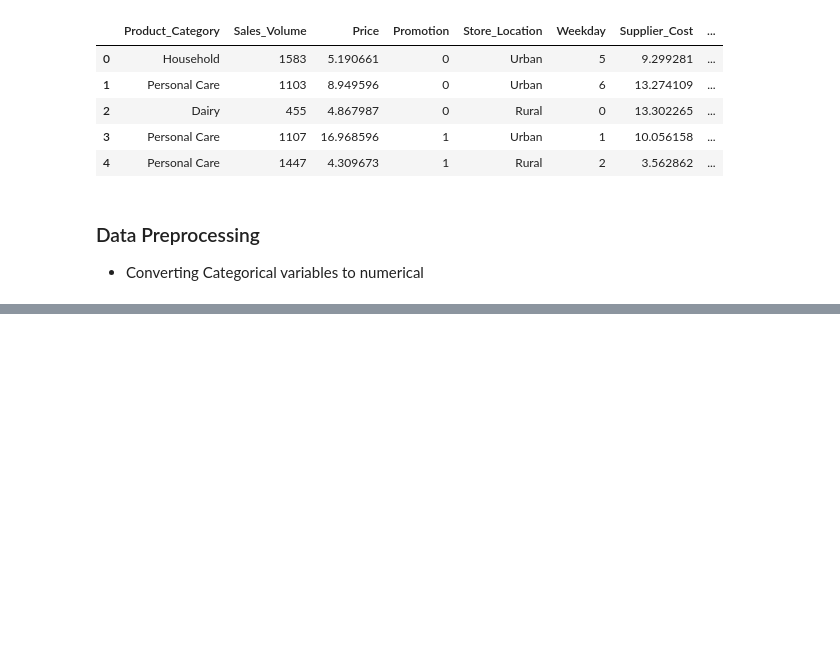
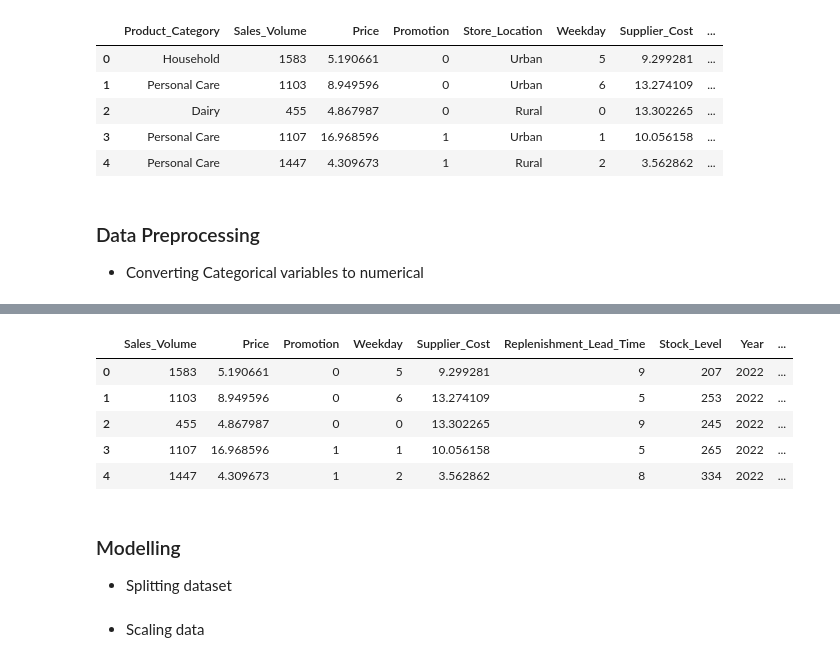
Before and after one commit to Naftal-Rainer/FMCG-Sales-Demand-Forecasting-and-Optimization, a Jupyter notebook: demand prediction.ipynb, the cells around one changed output, grey strips where cells are left out. Cells and saved outputs as stored; diff of their text form; code cells hidden in the pictures; blank space fills up the shorter version.

Commit message:
Model the data

```diff
--- a/demand prediction.ipynb
+++ b/demand prediction.ipynb
@@ -111,0 +147,4 @@ data.head()
+# %%
+data['Product_Category_cat'] = data['Product_Category'].astype('category').cat.codes
+data['Store_Location_cat'] = data['Store_Location'].astype('category').cat.codes
+data.head()
@@ -111,0 +158,14 @@ data.head()
+# %%
+data.drop(['Product_Category','Store_Location'], axis = 1, inplace=True)
+# %%
+data.head()
+# %% [output]
+|  | Sales_Volume | Price | Promotion | Weekday | Supplier_Cost | Replenishment_Lead_Time | Stock_Level | Year | ... |
+| 0 | 1583 | 5.190661 | 0 | 5 | 9.299281 | 9 | 207 | 2022 | ... |
+| 1 | 1103 | 8.949596 | 0 | 6 | 13.274109 | 5 | 253 | 2022 | ... |
+| 2 | 455 | 4.867987 | 0 | 0 | 13.302265 | 9 | 245 | 2022 | ... |
+| 3 | 1107 | 16.968596 | 1 | 1 | 10.056158 | 5 | 265 | 2022 | ... |
+| 4 | 1447 | 4.309673 | 1 | 2 | 3.562862 | 8 | 334 | 2022 | ... |
+# %% [markdown]
+### Modelling
+- Splitting dataset
@@ -111,0 +180,2 @@ data.head()
+# %% [markdown]
+- Scaling data
```
Also changed, not shown: parts of 9 cells of this notebook.
